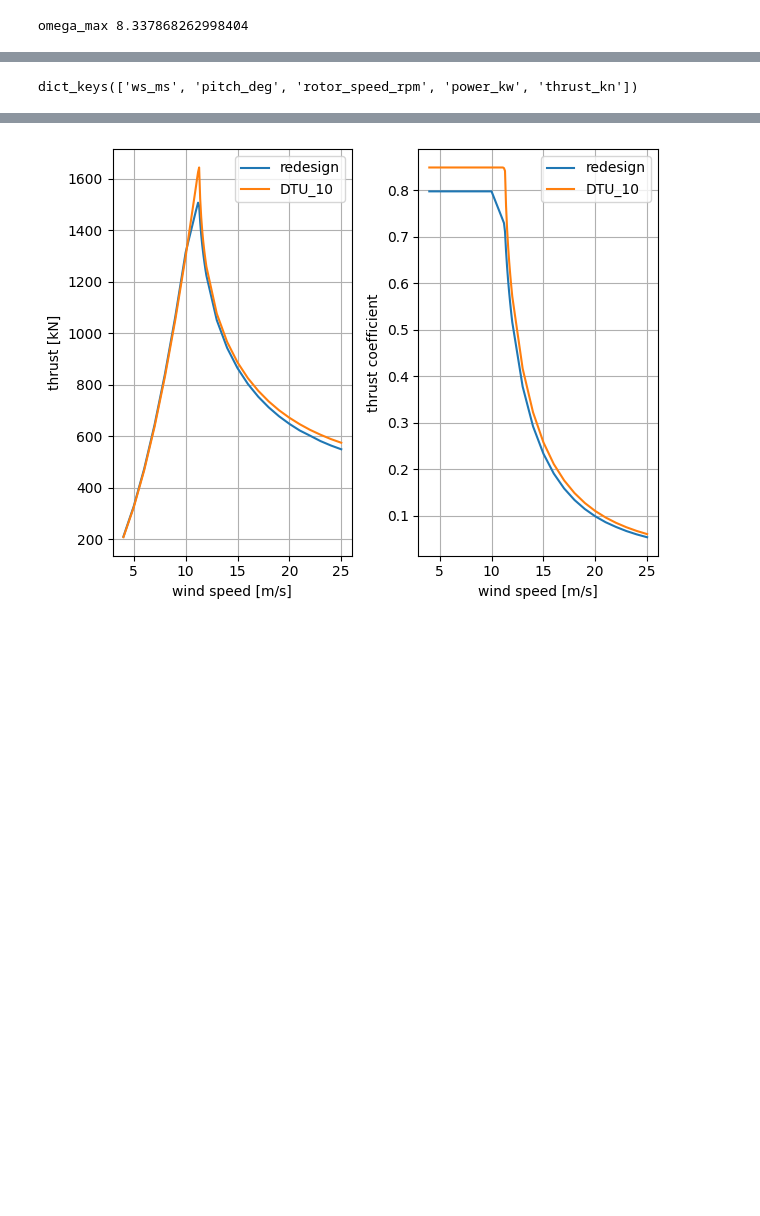
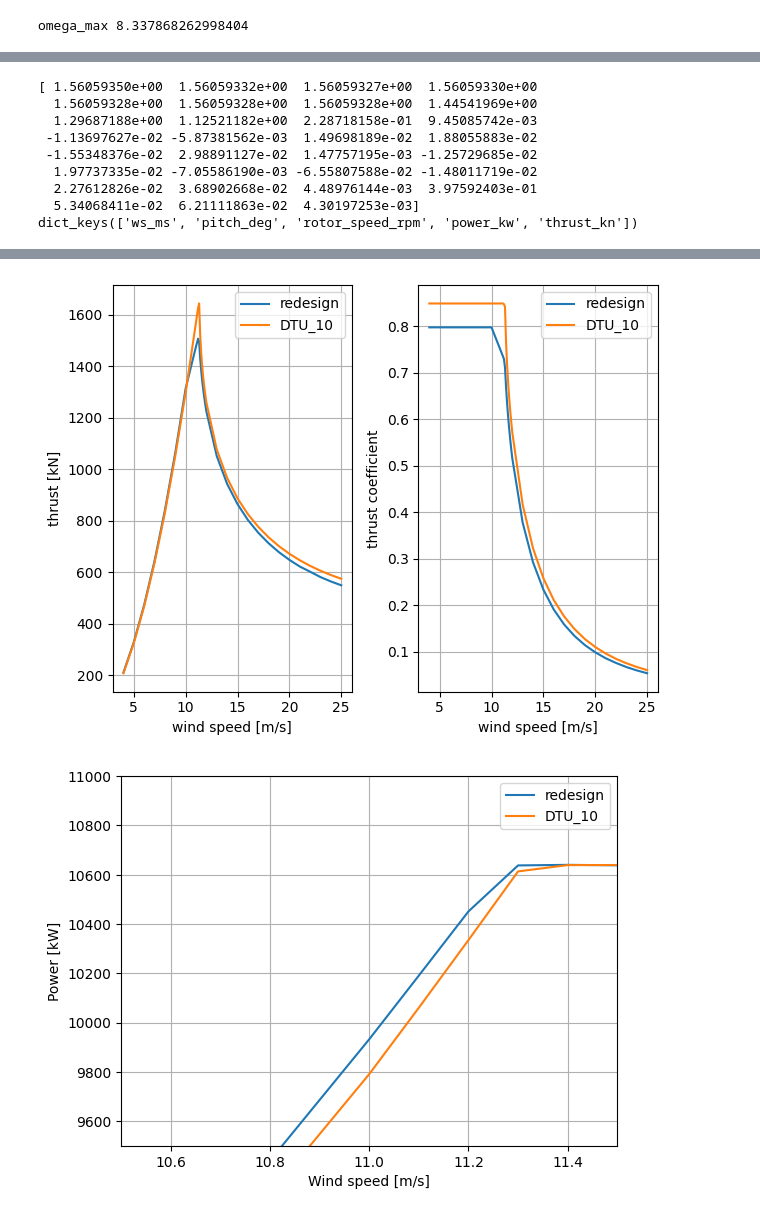
Before and after one commit to nicolaquaia/LAC_final, a Jupyter notebook: assignment_01/assignment1_03.ipynb, the cells around one changed output, grey strips where cells are left out. Saved outputs shown, nothing was run; the diff lists cells and outputs as text; code cells hidden in the pictures; blank space fills up the shorter version.

```diff
--- a/assignment_01/assignment1_03.ipynb
+++ b/assignment_01/assignment1_03.ipynb
@@ -398,6 +343,11 @@ rigid_data = load_oper(rigid_path)
 
 rigid_DTU_10_path = "hawc_files/our_design/data/dtu_10mw_rigid.opt"
 rigid_DTU_10_data = load_oper(rigid_DTU_10_path)
+
+# power improvement
+imp = (rigid_data['power_kw'] - rigid_DTU_10_data['power_kw']) / rigid_DTU_10_data['power_kw']*100
+print(imp)
+
 
 print(rigid_data.keys())
 
@@ -455,31 +405,59 @@ axs1[1].grid(True)
 
 # Adjust layout and show the figure
 plt.tight_layout()
 plt.show()
 
 
-
 fig1, axs1 = plt.subplots(1, 2, num=2, clear=True)
 
 axs1[0].plot(rigid_data['ws_ms'], rigid_data['thrust_kn'], label='redesign')
 axs1[0].plot(rigid_DTU_10_data['ws_ms'], rigid_DTU_10_data['thrust_kn'], label='DTU_10')
 axs1[0].set_xlabel("wind speed [m/s]")
 axs1[0].set_ylabel("thrust [kN]")
 axs1[0].legend()
 axs1[0].grid(True)
 
 axs1[1].plot(rigid_data['ws_ms'], CT_redesign, label='redesign')
 axs1[1].plot(rigid_DTU_10_data['ws_ms'], CT_DTU_10, label='DTU_10')
 axs1[1].set_xlabel("wind speed [m/s]")
 axs1[1].set_ylabel("thrust coefficient")
 axs1[1].legend()
 axs1[1].grid(True)
 
 # Adjust layout and show the figure
 plt.tight_layout()
 plt.show()
+
+plt.figure()
+plt.plot(rigid_data['ws_ms'], rigid_data['power_kw'], label='redesign')
+plt.plot(rigid_DTU_10_data['ws_ms'], rigid_DTU_10_data['power_kw'], label='DTU_10')
+plt.ylabel("Power [kW]")
+plt.xlabel("Wind speed [m/s]")
+plt.legend()
+plt.grid(True)
+plt.xlim(10.5,11.5)
+plt.ylim(9500,11000)
+plt.show()
+
+
+plt.figure()
+plt.title('improvement')
+plt.plot(rigid_data['ws_ms'], imp)
+plt.ylabel("improvement in Power %]")
+plt.xlabel("Wind speed [m/s]")
+plt.grid(True)
+plt.show()
 # %% [output]
+[ 1.56059350e+00  1.56059332e+00  1.56059327e+00  1.56059330e+00
+  1.56059328e+00  1.56059328e+00  1.56059328e+00  1.44541969e+00
+  1.29687188e+00  1.12521182e+00  2.28718158e-01  9.45085742e-03
+ -1.13697627e-02 -5.87381562e-03  1.49698189e-02  1.88055883e-02
+ -1.55348376e-02  2.98891127e-02  1.47757195e-03 -1.25729685e-02
+  1.97737335e-02 -7.05586190e-03 -6.55807588e-02 -1.48011719e-02
+  2.27612826e-02  3.68902668e-02  4.48976144e-03  3.97592403e-01
+  5.34068411e-02  6.21111863e-02  4.30197253e-03]
 dict_keys(['ws_ms', 'pitch_deg', 'rotor_speed_rpm', 'power_kw', 'thrust_kn'])
 [figure]
 [figure]
 [figure]
+[figure, added]
```
Also changed, not shown: parts of 10 cells of this notebook, 5 other files.
